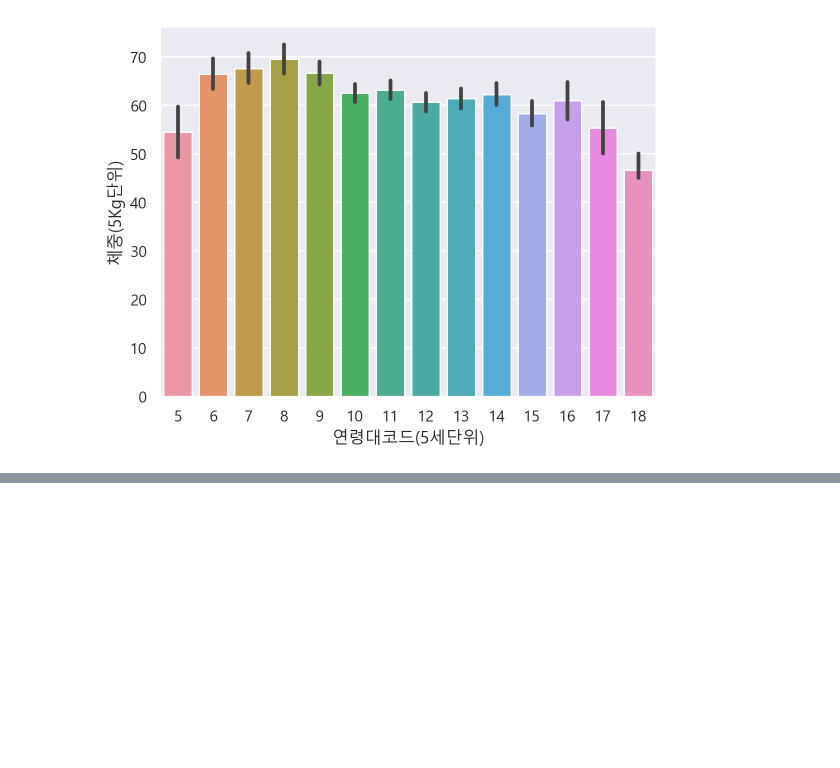
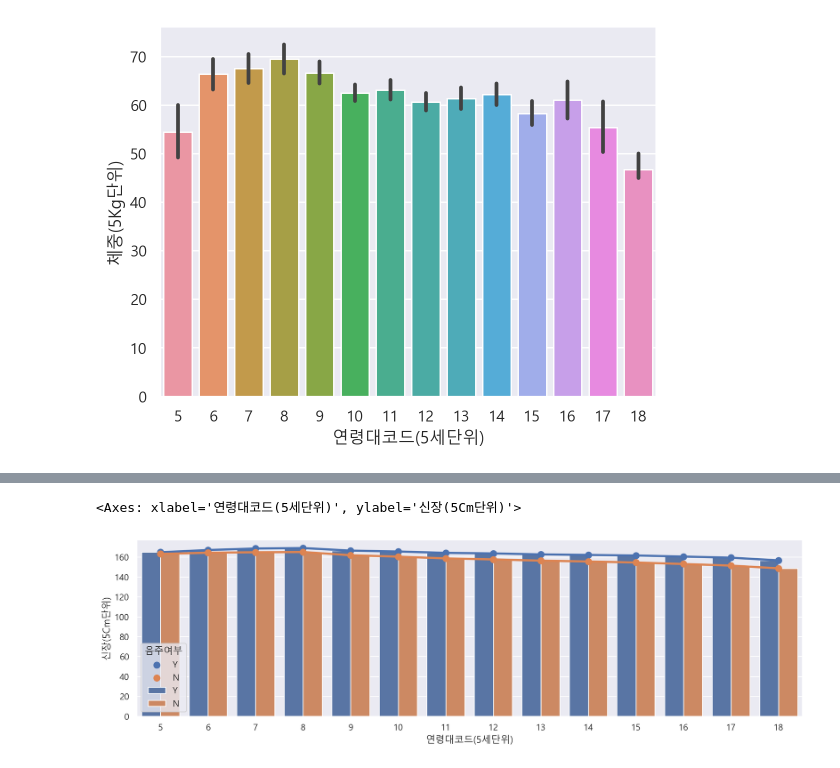
Before and after one commit to KingGodSubin/study-dataAnalysis, a Jupyter notebook: e_health_analysis-input.ipynb, the cells around one changed output, grey strips where cells are left out. Drawn from its saved outputs; the diff is of its cells as text; code cells hidden in the pictures; blank space fills up the shorter version.

```diff
--- a/e_health_analysis-input.ipynb
+++ b/e_health_analysis-input.ipynb
@@ -491,0 +509,9 @@ sns.barplot(data=df_sample, x="연령대코드(5세단위)", y="체중(5Kg단위
+# %%
+#연령대코드(5세단위) 에 따른 체중(5Kg단위) 을 음주여부에 따라 pointplot과 barplot으로 그립니다.
+
+plt.figure(figsize=(15, 4))
+sns.barplot(data=df, x="연령대코드(5세단위)", y="신장(5Cm단위)", hue="음주여부", errorbar=None)
+sns.pointplot(data=df, x="연령대코드(5세단위)", y="신장(5Cm단위)", hue="음주여부", errorbar=None)
+# %% [output]
+<Axes: xlabel='연령대코드(5세단위)', ylabel='신장(5Cm단위)'>
+[figure, added]
```
Also changed, not shown: parts of 19 cells of this notebook.
